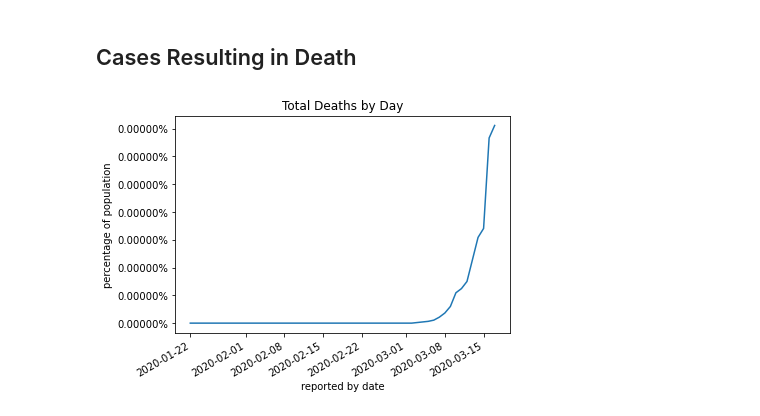
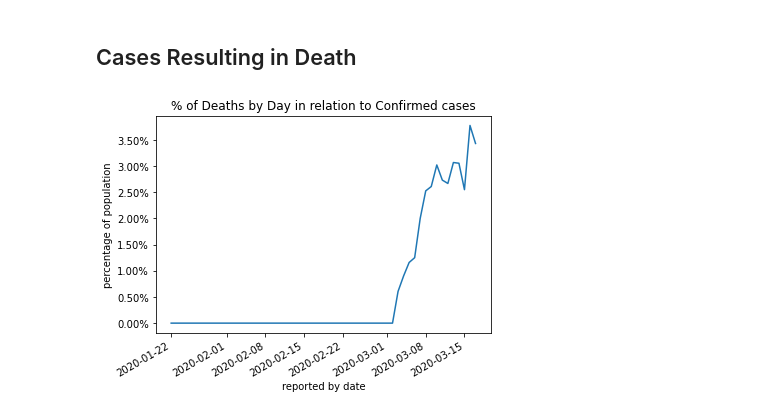
Before and after one commit to PrettyBoyHelios/spain-covid19, a Jupyter notebook: Spain Infected Population Analysis.ipynb, the cells around one changed output. Saved outputs shown, nothing was run; the diff lists cells and outputs as text; code cells hidden in the pictures.

```diff
--- a/Spain Infected Population Analysis.ipynb
+++ b/Spain Infected Population Analysis.ipynb
@@ -39,10 +24,12 @@ popSize = 46.66 * 10e6
 
 confirmedCases = [row['Confirmed']/popSize for _, row in filteredData.iterrows()]
 recoveredCases = [row['Recovered']/popSize for _, row in filteredData.iterrows()]
-deathCases = [row['Deaths']/popSize for _, row in filteredData.iterrows()]
+deathCases = [row['Deaths'] for _, row in filteredData.iterrows()]
 dates = [datetime.datetime.strptime(row['Date'], "%Y-%m-%d") for _, row in filteredData.iterrows()]
 
-#confirmedCasesRate = [ row['Confirmed']/filteredData[i-1]['Confirmed'] if i != 0 else 0  for i, row in filteredData.iterrows()]
+deathsPercent = [ x/confirmedCases[i]/popSize*100 if confirmedCases[i] != 0.0 else 0.0 for i, x in enumerate(deathCases)]
+print(deathsPercent)
+
 previousData = 0
 ccR = []
 for i, row in filteredData.iterrows():
@@ -102,13 +91,13 @@ plt.show()
 ## Cases Resulting in Death
 # %%
 fig, ax = plt.subplots()
-ax.plot(dates, deathCases)
-ax.set_title("Total Deaths by Day")
+ax.plot(dates, deathsPercent)
+ax.set_title("% of Deaths by Day in relation to Confirmed cases")
 ax.set_xlabel("reported by date")
 ax.set_ylabel("percentage of population")
 ax.yaxis.set_major_formatter(PercentFormatter())
 
 plt.setp(ax.get_xticklabels(), rotation=30, ha='right')
 plt.show()
 # %% [output]
-[figure, old version]
+[figure, new version]
```
Also changed, not shown: parts of 2 cells of this notebook.
